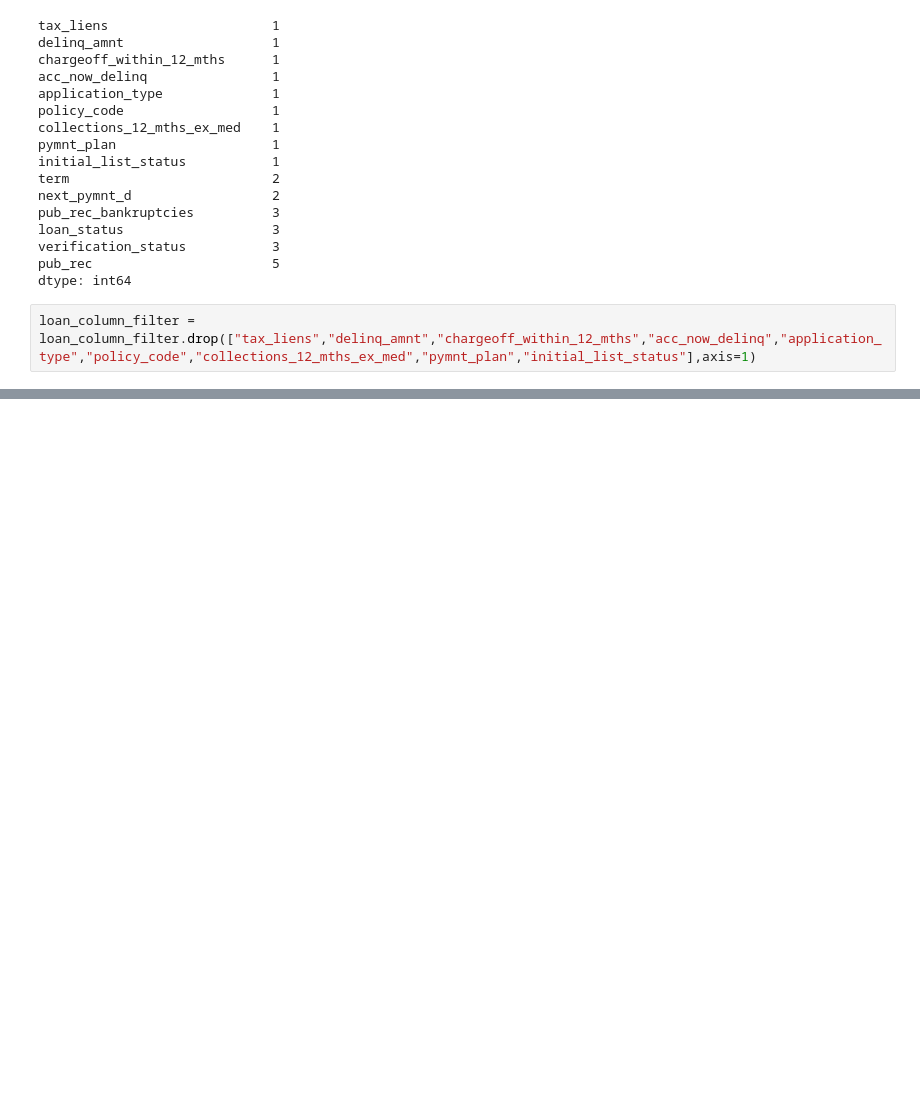
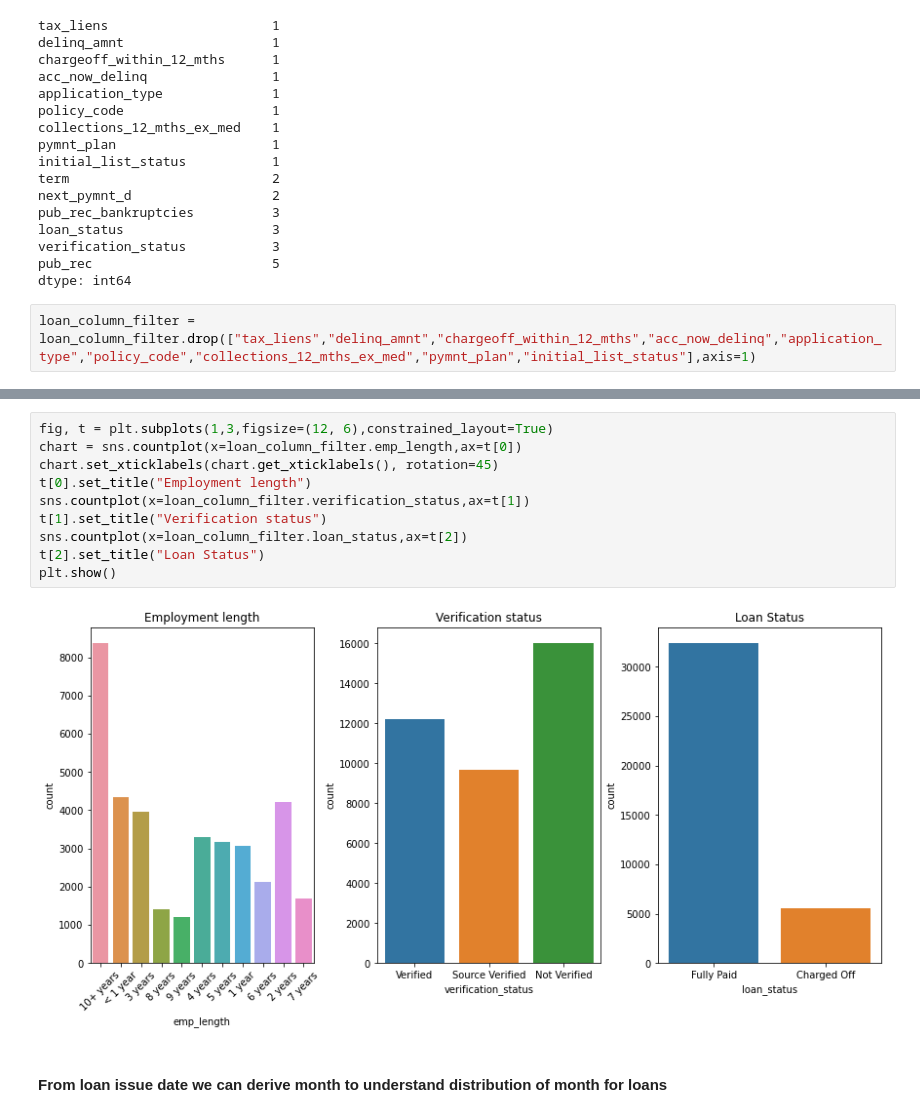
Before and after one commit to Naveenkv93/LeadingLoan_Case_Study, a Jupyter notebook: Case_Study.ipynb, the cells around one changed output, grey strips where cells are left out. Drawn from its saved outputs; the diff is of its cells as text; blank space fills up the shorter version.

```diff
--- a/Case_Study.ipynb
+++ b/Case_Study.ipynb
@@ -86,0 +291,14 @@ memory usage: 14.5+ MB
+# %%
+fig, t = plt.subplots(1,3,figsize=(12, 6),constrained_layout=True)
+chart = sns.countplot(x=loan_column_filter.emp_length,ax=t[0])
+chart.set_xticklabels(chart.get_xticklabels(), rotation=45)
+t[0].set_title("Employment length")
+sns.countplot(x=loan_column_filter.verification_status,ax=t[1])
+t[1].set_title("Verification status")
+sns.countplot(x=loan_column_filter.loan_status,ax=t[2])
+t[2].set_title("Loan Status")
+plt.show()
+# %% [output]
+[figure, added]
+# %% [markdown]
+#### From loan issue date we can derive month to understand distribution of month for loans
```
Also changed, not shown: parts of 71 cells of this notebook.
